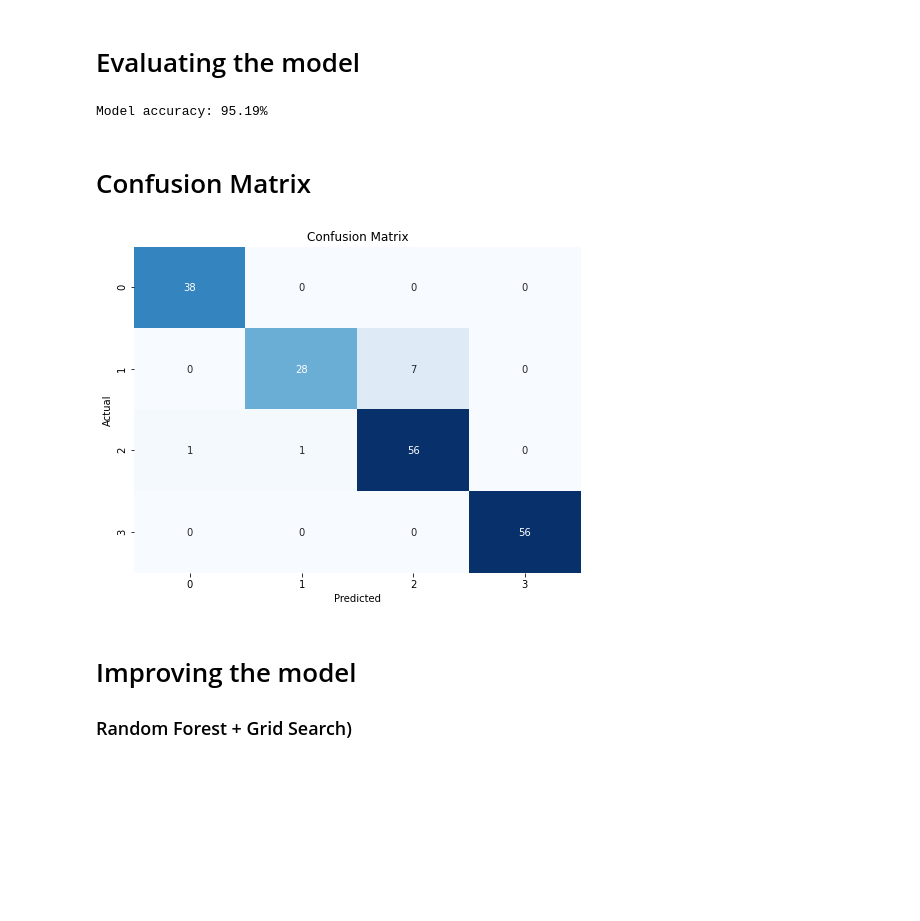
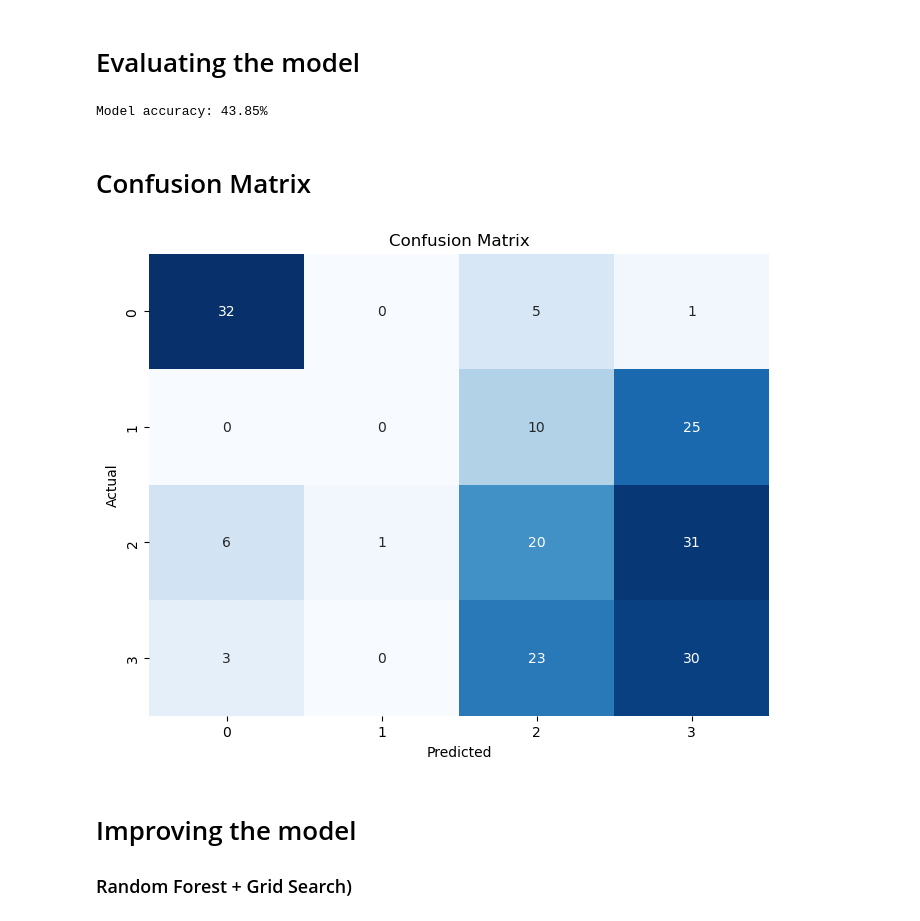
Before and after one commit to Jesus2342/MLOps_Team_33, a Jupyter notebook: MLOps_Team_33/notebooks/Student_Perfomance_EDA.ipynb, the cells around one changed output. Cells and saved outputs as stored; diff of their text form; code cells hidden in the pictures; blank space fills up the shorter version.

Commit message:
Adding Refactored V1 and Model modficiations
Adding Refactored V1 and there was an error in the X assigment.

```diff
--- a/MLOps_Team_33/notebooks/Student_Perfomance_EDA.ipynb
+++ b/MLOps_Team_33/notebooks/Student_Perfomance_EDA.ipynb
@@ -231,3 +239,9 @@ sns.heatmap(corr_matrix,annot=True)
+# %%
+df=df[['Performance','Class_ X_Percentage', 'Class_XII_Percentage', 'medium', 'Caste']]
+# %%
+df_OneHot = pd.get_dummies(df, columns=['Class_ X_Percentage', 'Class_XII_Percentage', 'medium', 'Caste'], drop_first=True)
+label_encoder = LabelEncoder()
+df_OneHot['Performance'] = label_encoder.fit_transform(df_OneHot['Performance'])
 # %%
-y= df['Performance']
-X=df.drop('Performance',axis=1)
+y= df_OneHot['Performance']
+X=df_OneHot.drop('Performance',axis=1)
@@ -239,9 +249,8 @@ df_OneHot['Performance']=label_enconder.fit_transform(df_OneHot['Performance'])
 # Splitting the dataset
 Realizamos una partición a los datos 70% Train y 30% Test
 # %%
-X_new=df_OneHot
-y_new=df['Performance']
-X_train, X_test, y_train, y = train_test_split(X_new, y_new, test_size=0.3, random_state=42)
+#Split the dataset 70% train and 30 val
+X_train, X_test, y_train, y_test = train_test_split(X, y, test_size=0.3, random_state=42)
 # %% [markdown]
 # Training the model
 # %%
@@ -253,25 +262,24 @@ RandomForestClassifier(random_state=42)
 # Evaluating the model
 # %%
 y_pred = random_forest_classifier.predict(X_test)
-accuracy = accuracy_score(y, y_pred)
+accuracy = accuracy_score(y_test, y_pred)
 print(f'Model accuracy: {accuracy * 100:.2f}%')
 # %% [output]
-Model accuracy: 95.19%
+Model accuracy: 43.85%
 # %% [markdown]
 # Confusion Matrix
 # %%
-
 y_pred = random_forest_classifier.predict(X_test)
-cm = confusion_matrix(y, y_pred)
+cm = confusion_matrix(y_test, y_pred)
 
 plt.figure(figsize=(8,6))
 sns.heatmap(cm, annot=True, fmt='d', cmap='Blues', cbar=False)
 plt.title('Confusion Matrix')
 plt.xlabel('Predicted')
 plt.ylabel('Actual')
 plt.show()
 # %% [output]
-[figure, old version]
+[figure, new version]
 # %% [markdown]
 # Improving the model
 ### Random Forest + Grid Search)
```
Also changed, not shown: parts of 10 cells of this notebook, 1 other file.
